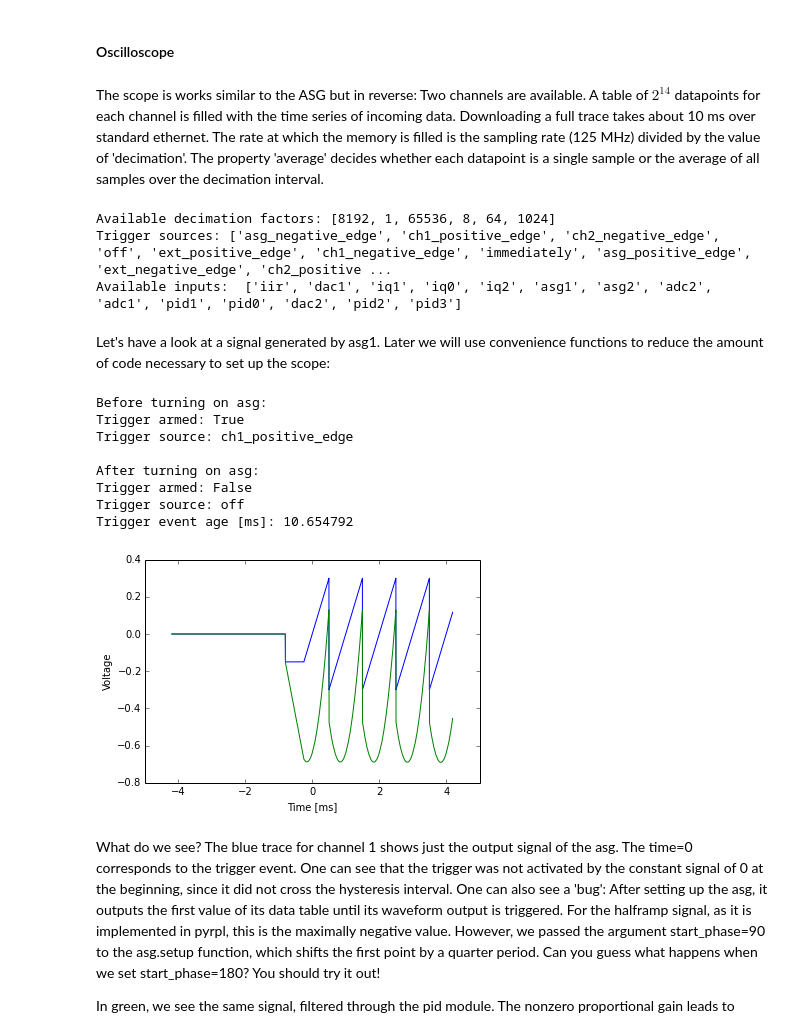
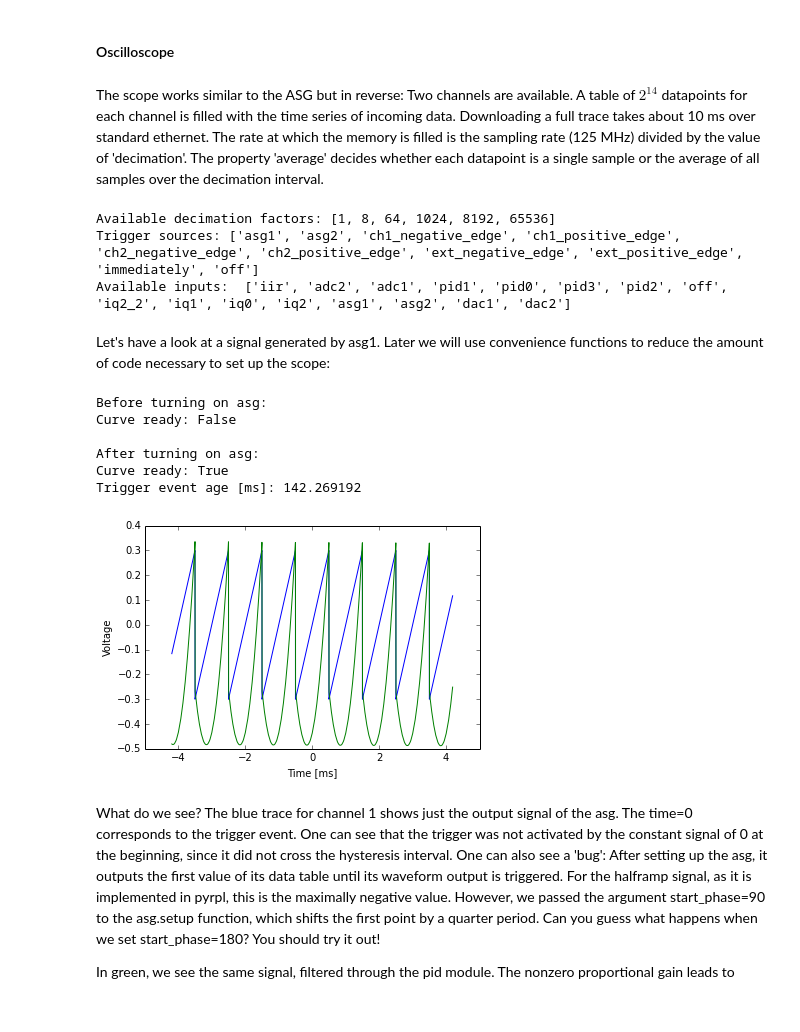
Before and after one commit to lneuhaus/pyrpl, a Jupyter notebook: doc/tutorial.ipynb, the cells around one changed output. Drawn from its saved outputs; the diff is of its cells as text; code cells hidden in the pictures.

```diff
--- a/doc/tutorial.ipynb
+++ b/doc/tutorial.ipynb
@@ -137,7 +137,9 @@ from pyrpl import RedPitaya
 # %% [markdown]
 You should have a working SD card (any version of the SD card content is okay) in your RedPitaya (for instructions see http://redpitaya.com/quick-start/). The RedPitaya should be connected via ethernet to your computer. To set this up, there is plenty of instructions on the RedPitaya website (http://redpitaya.com/quick-start/). If you type the ip address of your module in a browser, you should be able to start the different apps from the manufacturer. The default address is http://192.168.1.100.
 If this works, we can load the python interface of pyrplockbox by specifying the RedPitaya's ip address.
+# %%
+HOSTNAME = "192.168.1.100"
 # %%
 from pyrpl import RedPitaya
-r = RedPitaya(hostname="192.168.1.100")
+r = RedPitaya(hostname=HOSTNAME)
 # %% [output]
@@ -243,16 +248,16 @@ asg.setup(waveform='halframp', frequency=20e4, amplitude=0.8, offset=0, trigger_
 # %% [markdown]
 #### Oscilloscope
 # %% [markdown]
-The scope is works similar to the ASG but in reverse: Two channels are available. A table of $2^{14}$ datapoints for each channel is filled with the time series of incoming data. Downloading a full trace takes about 10 ms over standard ethernet. The rate at which the memory is filled is the sampling rate (125 MHz) divided by the value of 'decimation'. The property 'average' decides whether each datapoint is a single sample or the average of all samples over the decimation interval.
+The scope works similar to the ASG but in reverse: Two channels are available. A table of $2^{14}$ datapoints for each channel is filled with the time series of incoming data. Downloading a full trace takes about 10 ms over standard ethernet. The rate at which the memory is filled is the sampling rate (125 MHz) divided by the value of 'decimation'. The property 'average' decides whether each datapoint is a single sample or the average of all samples over the decimation interval.
 # %%
 s = r.scope # shortcut
 print "Available decimation factors:", s.decimations
 print "Trigger sources:", s.trigger_sources
 print "Available inputs: ", s.inputs
 # %% [output]
-Available decimation factors: [8192, 1, 65536, 8, 64, 1024]
-Trigger sources: ['asg_negative_edge', 'ch1_positive_edge', 'ch2_negative_edge', 'off', 'ext_positive_edge', 'ch1_negative_edge', 'immediately', 'asg_positive_edge', 'ext_negative_edge', 'ch2_positive ...
-Available inputs:  ['iir', 'dac1', 'iq1', 'iq0', 'iq2', 'asg1', 'asg2', 'adc2', 'adc1', 'pid1', 'pid0', 'dac2', 'pid2', 'pid3']
+Available decimation factors: [1, 8, 64, 1024, 8192, 65536]
+Trigger sources: ['asg1', 'asg2', 'ch1_negative_edge', 'ch1_positive_edge', 'ch2_negative_edge', 'ch2_positive_edge', 'ext_negative_edge', 'ext_positive_edge', 'immediately', 'off']
+Available inputs:  ['iir', 'adc2', 'adc1', 'pid1', 'pid0', 'pid3', 'pid2', 'off', 'iq2_2', 'iq1', 'iq0', 'iq2', 'asg1', 'asg2', 'dac1', 'dac2']
 # %% [markdown]
 Let's have a look at a signal generated by asg1. Later we will use convenience functions to reduce the amount of code necessary to set up the scope:
 # %%
@@ -262,10 +267,10 @@ from pyrpl import RedPitaya
 #reload everything
 #r = RedPitaya(hostname="192.168.1.100")
 asg = r.asg1
-s=r.scope
+s = r.scope
 
 # turn off asg so the scope has a chance to measure its "off-state" as well
-asg.on=False
+asg.output_direct = "off"
 
 # setup scope
 s.input1 = 'asg1'
@@ -280,64 +285,51 @@ r.pid0.inputfilter = [0,0,0,0] # leave input filter disabled for now
 # show pid output on channel2
 s.input2 = 'pid0'
 
-# turn off the trigger while we configure
-s.trigger_armed = False
-
-# reset everything
-s.reset_writestate_machine=True
-
 # trig at zero volt crossing
 s.threshold_ch1 = 0
 
 # positive/negative slope is detected by waiting for input to
 # sweept through hysteresis around the trigger threshold in
 # the right direction
 s.hysteresis_ch1 = 0.01
 
 # trigger on the input signal positive slope
 s.trigger_source = 'ch1_positive_edge'
 
 # take data symetrically around the trigger event
-s.trigger_delay=s.data_length//2
+s.trigger_delay = 0
 
-# set decimation factor to 8 -> full scope trace is 8ns * 2^14 * decimation = 1ms long
+# set decimation factor to 64 -> full scope trace is 8ns * 2^14 * decimation = 8.3 ms long
 s.decimation = 64
 
-# arm the trigger - start filling the buffer
-s.trigger_armed = True
-
-# make sure the scope buffer is completely overwritten by new data
-sleep(0.01)
+# setup the scope for an acquisition
+s.setup()
 
 print "\nBefore turning on asg:"
-print "Trigger armed:", s.trigger_armed # trigger should still be armed
-print "Trigger source:",s.trigger_source
+print "Curve ready:", s.curve_ready() # trigger should still be armed
 
 # turn on asg and leave enough time for the scope to record the data
-asg.setup(frequency=1e3,amplitude=0.3,start_phase=90,waveform='halframp',trigger_source='immediately')
+asg.setup(frequency=1e3, amplitude=0.3, start_phase=90, waveform='halframp', trigger_source='immediately')
 sleep(0.010)
 
 # check that the trigger has been disarmed
 print "\nAfter turning on asg:"
-print "Trigger armed:", s.trigger_armed
-print "Trigger source:",s.trigger_source # disarmed trigger sets trigger source to 'off'
+print "Curve ready:", s.curve_ready()
 print "Trigger event age [ms]:",8e-9*((s.current_timestamp&0xFFFFFFFFFFFFFFFF) - s.trigger_timestamp)*1000
 
 # plot the data
 %matplotlib inline
-plt.plot(s.times*1e3,s.data_ch1,s.times*1e3,s.data_ch2);
+plt.plot(s.times*1e3,s.curve(ch=1),s.times*1e3,s.curve(ch=2));
 plt.xlabel("Time [ms]");
 plt.ylabel("Voltage");
 # %% [output]
 Before turning on asg:
-Trigger armed: True
-Trigger source: ch1_positive_edge
+Curve ready: False
 
 After turning on asg:
-Trigger armed: False
-Trigger source: off
-Trigger event age [ms]: 10.654792
+Curve ready: True
+Trigger event age [ms]: 142.269192
-[figure, old version]
+[figure, new version]
 # %% [markdown]
 What do we see? The blue trace for channel 1 shows just the output signal of the asg. The time=0 corresponds to the trigger event. One can see that the trigger was not activated by the constant signal of 0 at the beginning, since it did not cross the hysteresis interval. One can also see a 'bug': After setting up the asg, it outputs the first value of its data table until its waveform output is triggered. For the halframp signal, as it is implemented in pyrpl, this is the maximally negative value. However, we passed the argument start_phase=90 to the asg.setup function, which shifts the first point by a quarter period. Can you guess what happens when we set start_phase=180? You should try it out!
 
```
Also changed, not shown: parts of 36 cells of this notebook, 19 other files.
